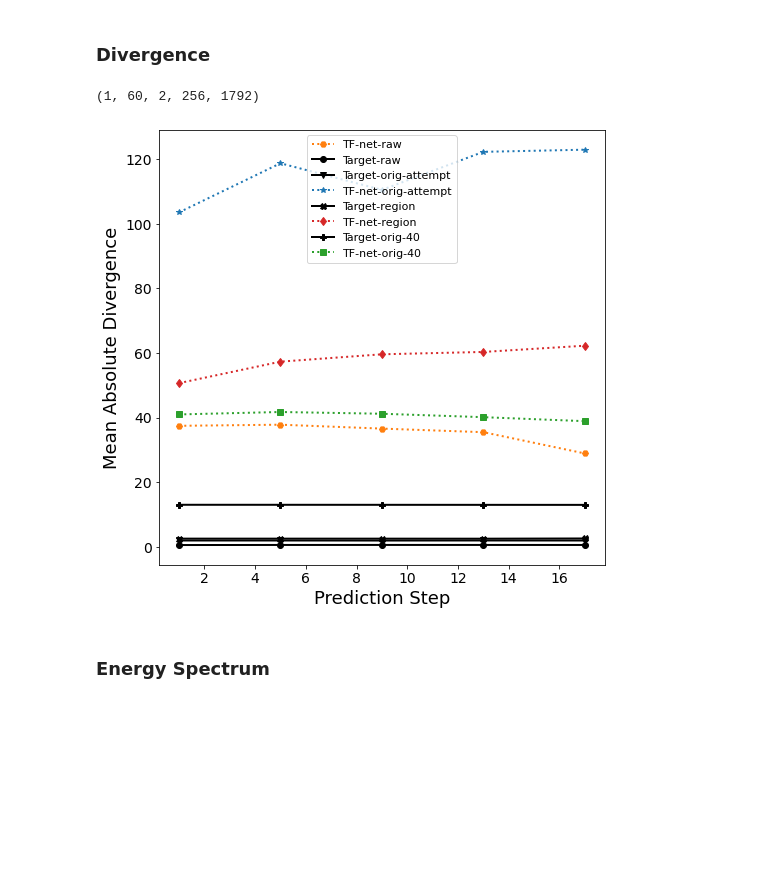
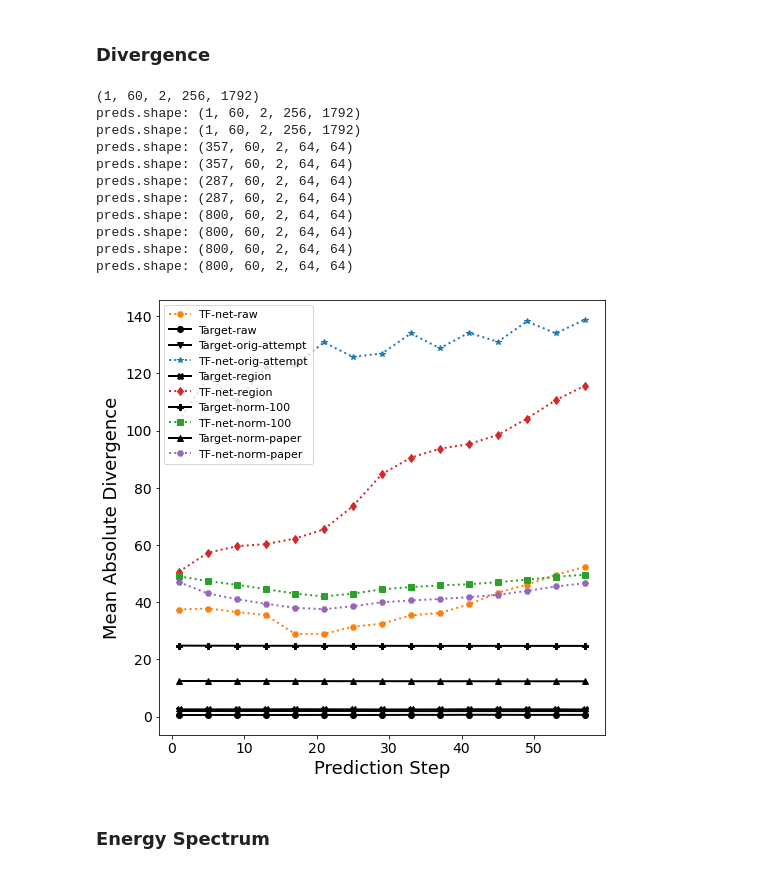
Before and after one commit to tailintalent/Turbulent-Flow-Nets, a Jupyter notebook: Evaluation/Evaluation-Raw.ipynb, the cells around one changed output. Cells and saved outputs as stored; diff of their text form; code cells hidden in the pictures; blank space fills up the shorter version.

```diff
--- a/Evaluation/Evaluation-Raw.ipynb
+++ b/Evaluation/Evaluation-Raw.ipynb
@@ -30,7 +30,11 @@ results = torch.load("results.pt")
 orig_attempt = torch.load("orig_exp_1860_stack_120.pt")
 region = torch.load("stack_by_region_results.pt")
 # Note that this one could only predict up to 40, since the time stack was only 60
-correct_stack_60 = torch.load('orig_stack_60_results.pt')
+#correct_stack_60 = torch.load('orig_stack_60_results.pt')
+
+# These experiments were run on normalized images
+norm_100 = torch.load('orig_normalized_100_results.pt')
+orig_norm_100 = torch.load('orig_100_norm_paper_result.pt')
 print(f'device: {device}')
 results.keys()
 # %% [output]
@@ -38,6 +42,6 @@ device: cuda:3
 dict_keys(['preds', 'trues', 'loss_curve'])
 # %%
-colors = ["k", "tab:orange", "tab:blue", "tab:red", "tab:green", "tab:purple", "tab:brown", "tab:grey", "tab:pink"]
+colors = ["k", "tab:orange", "tab:blue", "tab:red", "tab:green", "tab:purple", "tab:brown", "tab:grey", "tab:pink", "tab:orange"]
 title = ["Target", "Con TF-net", "TF-net", "U_net",  "GAN",  "ResNet", "ConvLSTM",  "SST",  "DHPM"]#"U_con",
 markers = ['o',  "H", 'v', "*", "X", "d", "P",'s', "^"]
 # %%
@@ -47,11 +51,13 @@ stds = 4522.7046
 # preds = [gan["trues"]*stds+avg, tf_con["preds"]*stds+avg, tf["preds"]*stds+avg, u["preds"]*stds+avg,  gan["preds"]*stds+avg,cnn["preds"]*stds+avg, convlstm["preds"]*stds+avg, sst["preds"]*stds+avg, dhpm["preds"]*stds+avg]
 preds = [results["trues"], results["preds"], orig_attempt["trues"][:357],
          orig_attempt["preds"][:357], region["trues"][:287], region["preds"][:287],
-        correct_stack_60["trues"][:1785], correct_stack_60["preds"][:1785]]
+        norm_100["trues"][:1596]*stds+avg, norm_100["preds"][:1596]*stds+avg,
+         orig_norm_100["trues"][:1596]*stds+avg, orig_norm_100["preds"][:1596]*stds+avg]
 print(preds[0].shape)
 print(preds[2].shape)
 print(preds[4].shape)
 print(preds[6].shape)
+print(preds[8].shape)
 # %% [output]
 (1, 60, 2, 256, 1792)
 (357, 60, 2, 64, 64)
@@ -133,12 +142,12 @@ def TKE_mean(tensor):
     return tke_mean
 # %%
 # the first dimension needs to be a multiple of 7 to work with inverse_seqs
-tkes = [TKE_mean(preds[i]) for i in range(8)]
+tkes = [TKE_mean(preds[i]) for i in range(10)]
 # title = ["Target","Con TF-net", "TF-net", "U_net",  "GAN",  "ResNet", "ConvLSTM",  "SST",  "DHPM"]
 title = ["Target-raw", "TF-net-raw", "Target-orig-attempt", "TF-net-orig-attempt", "Target-region", "TF-net-region",
-        "Target-orig-40", "TF-net-orig-40"]
+        "Target-norm", "TF-net-norm", "Target-norm-paper", "TF-net-norm-paper"]
 fig=plt.figure(figsize=(15, 5))
-columns = 8
+columns = 10
 rows = 1
 for i in range(columns):
     fig.add_subplot(rows, columns, i+1)
@@ -184,32 +198,49 @@ def divergence(preds):
     return div
 # %%
 print(results["preds"].shape)
+# Need to reduce batch size otherwise it causes problems
+preds = [results["trues"], results["preds"], orig_attempt["trues"][:357],
+         orig_attempt["preds"][:357], region["trues"][:287], region["preds"][:287],
+        norm_100["trues"][:800]*stds+avg, norm_100["preds"][:800]*stds+avg,
+         orig_norm_100["trues"][:800]*stds+avg, orig_norm_100["preds"][:800]*stds+avg]
 #dhpm_preds = np.expand_dims(results["preds"].transpose(1,0,2,3), axis = 0)
-divs = [divergence(preds[i]) for i in range(8)]
+divs = [divergence(preds[i]) for i in range(10)]
 linestyles = ['-', '--', '-.', ':','-.', '--', '-.', ':','-.','--']
 fig=plt.figure(figsize=(8, 8))
-#idx = np.array(list(range(0,60,4)))
-idx = np.array(list(range(0,20,4)))
+idx = np.array(list(range(0,60,4)))
+#idx = np.array(list(range(0,20,4)))
 #for i in range(1, len(markers)):
 plt.plot(idx+1, divs[1][idx], label = 'TF-net-raw', marker=markers[1], linewidth = 2, linestyle=':', color = colors[1])
 plt.plot(idx+1, divs[0][idx], label = 'Target-raw', marker=markers[0], linewidth = 2, linestyle=linestyles[0], color = 'k')
 plt.plot(idx+1, divs[2][idx], label = 'Target-orig-attempt', marker=markers[2], linewidth = 2, linestyle=linestyles[0], color = 'k')
 plt.plot(idx+1, divs[3][idx], label = 'TF-net-orig-attempt', marker=markers[3], linewidth = 2, linestyle=':', color = colors[2])
 plt.plot(idx+1, divs[4][idx], label = 'Target-region', marker=markers[4], linewidth = 2, linestyle=linestyles[0], color = 'k')
 plt.plot(idx+1, divs[5][idx], label = 'TF-net-region', marker=markers[5], linewidth = 2, linestyle=':', color = colors[3])
-plt.plot(idx+1, divs[6][idx], label = 'Target-orig-40', marker=markers[6], linewidth = 2, linestyle=linestyles[0], color = 'k')
-plt.plot(idx+1, divs[7][idx], label = 'TF-net-orig-40', marker=markers[7], linewidth = 2, linestyle=':', color = colors[4])
+plt.plot(idx+1, divs[6][idx], label = 'Target-norm-100', marker=markers[6], linewidth = 2, linestyle=linestyles[0], color = 'k')
+plt.plot(idx+1, divs[7][idx], label = 'TF-net-norm-100', marker=markers[7], linewidth = 2, linestyle=':', color = colors[4])
+plt.plot(idx+1, divs[8][idx], label = 'Target-norm-paper', marker=markers[8], linewidth = 2, linestyle=linestyles[0], color = 'k')
+plt.plot(idx+1, divs[9][idx], label = 'TF-net-norm-paper', marker=markers[1], linewidth = 2, linestyle=':', color = colors[5])
 
 plt.ylabel("Mean Absolute Divergence", size = 18)
 plt.xlabel("Prediction Step", size = 18)
 plt.legend(fontsize=11)
 plt.xticks(fontsize=14)
 plt.yticks(fontsize=14)
 plt.savefig("divergence.png", dpi = 400, bbox_inches = 'tight')
 plt.show()
 # %% [output]
 (1, 60, 2, 256, 1792)
+preds.shape: (1, 60, 2, 256, 1792)
+preds.shape: (1, 60, 2, 256, 1792)
+preds.shape: (357, 60, 2, 64, 64)
+preds.shape: (357, 60, 2, 64, 64)
+preds.shape: (287, 60, 2, 64, 64)
+preds.shape: (287, 60, 2, 64, 64)
+preds.shape: (800, 60, 2, 64, 64)
+preds.shape: (800, 60, 2, 64, 64)
+preds.shape: (800, 60, 2, 64, 64)
+preds.shape: (800, 60, 2, 64, 64)
-[figure, old version]
+[figure, new version]
 # %% [markdown]
 ### Energy Spectrum
 # %%
```
Also changed, not shown: parts of 10 cells of this notebook, 3 other files.
